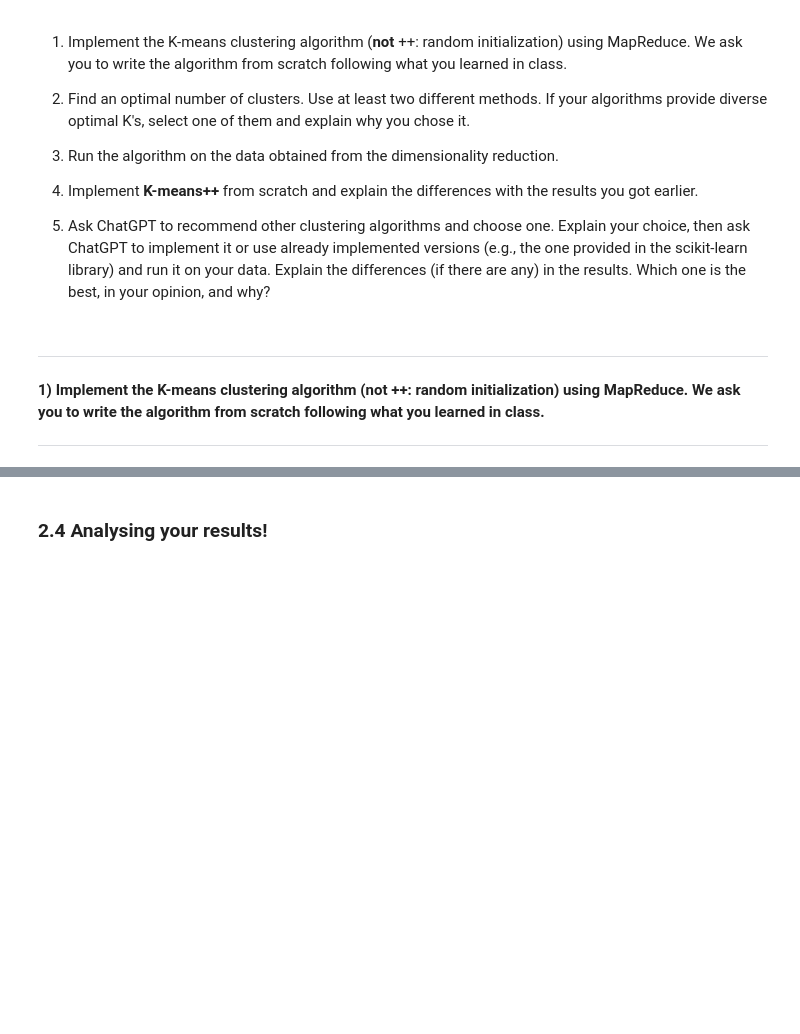
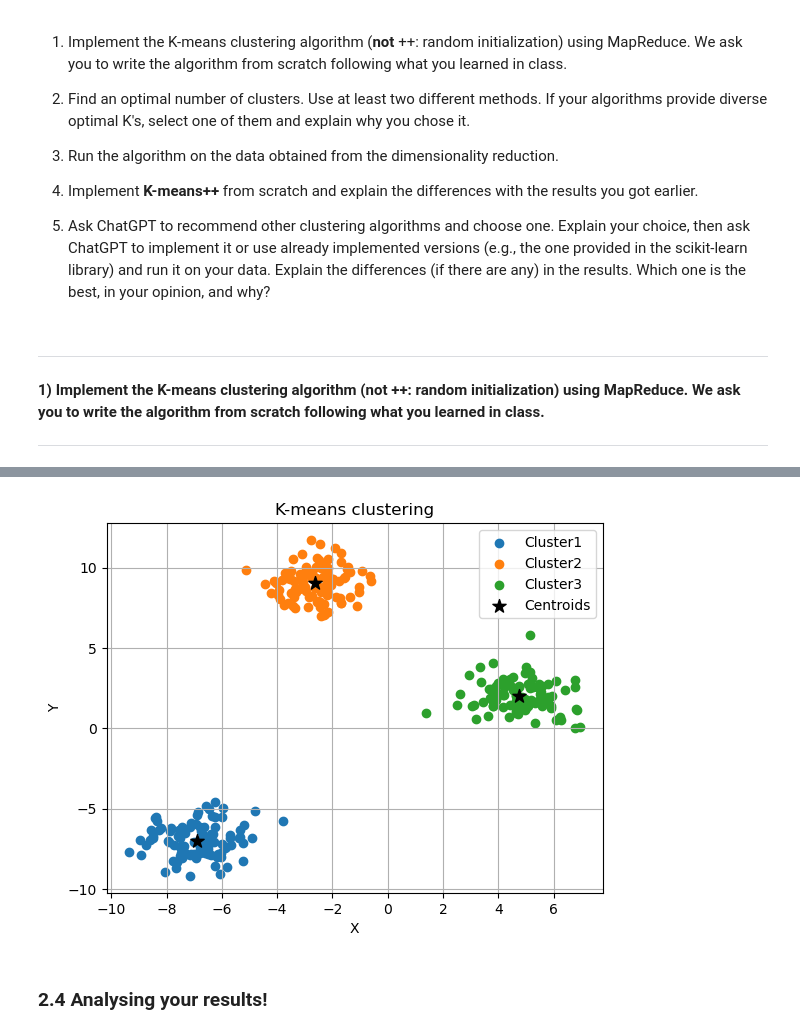
Before and after one commit to LorenzoPannacci/ADM-HW4, a Jupyter notebook: main.ipynb, the cells around one changed output, grey strips where cells are left out. Cells and saved outputs as stored; diff of their text form; code cells hidden in the pictures; blank space fills up the shorter version.

Commit message:
completed k-means, added example

```diff
--- a/main.ipynb
+++ b/main.ipynb
@@ -689,13 +725,13 @@ os.environ['PYSPARK_DRIVER_PYTHON'] = r"D:\File\Anaconda\pythonw.exe"
 # %%
-# setup of the pyspark enviroment
-
 # create local spark session
-sc = SparkContext("local", "KMeans")
+sc = SparkContext("local", "KMeans test")
 
 # convert data in pyspark format
-data = sc.parallelize(pca_users_dataset)
+data = sc.parallelize(cluster_test_data)
 
-test = k_means(data, 7, 100)
+# execute k_means
+centroids, closest = k_means(data, n_clusters, 10)
 
+# stop spark session
 sc.stop()
 # %% [output]
@@ -769,3 +739,26 @@ for element in elements:
+# %%
+# group by cluster
+clustered_points = {i: [] for i in range(n_clusters)}
+for point in closest:
+    clustered_points[point[0]].append(point[1])
+
+# plot points
+for i in range(n_clusters):
+    cluster_data = np.array(clustered_points[i])
+    plt.scatter(cluster_data[:, 0], cluster_data[:, 1], label = "Cluster" + str(i + 1))
+
+# plot centroids
+centroids = np.array(centroids)
+plt.scatter(centroids[:, 0], centroids[:, 1], marker = "*", s = 100, color = "black", label = "Centroids")
+
+plt.title("K-means clustering")
+plt.xlabel("X")
+plt.ylabel("Y")
+plt.legend()
+plt.grid(True)
+plt.show()
+# %% [output]
+[figure, added]
 # %% [markdown]
 ### 2.4 Analysing your results!
 # %% [markdown]
```
Also changed, not shown: parts of 10 cells of this notebook.
